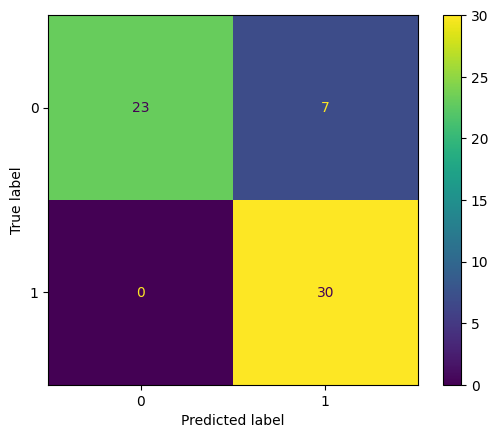
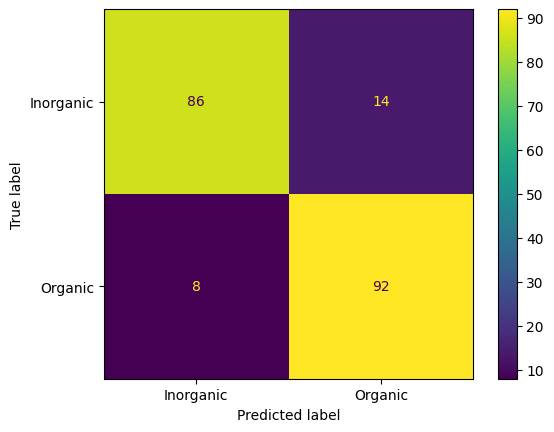
The change to this notebook cell's code, shown as a diff; its figure went from the first image to the second:
--- before
+++ after
@@ -7,4 +7,4 @@
 cm = confusion_matrix(y_test, pred)
 
-ConfusionMatrixDisplay(cm).plot()
+ConfusionMatrixDisplay(confusion_matrix=cm, display_labels=['Inorganic', 'Organic']).plot()
 plt.show()

Commit: Add waste classification model and documentation